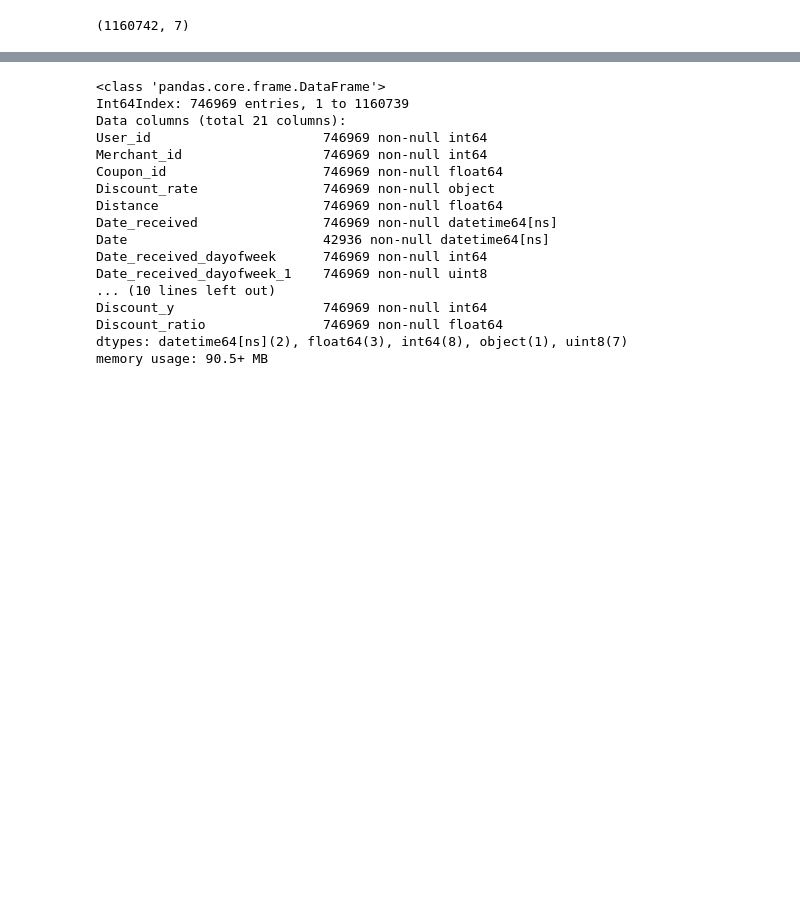
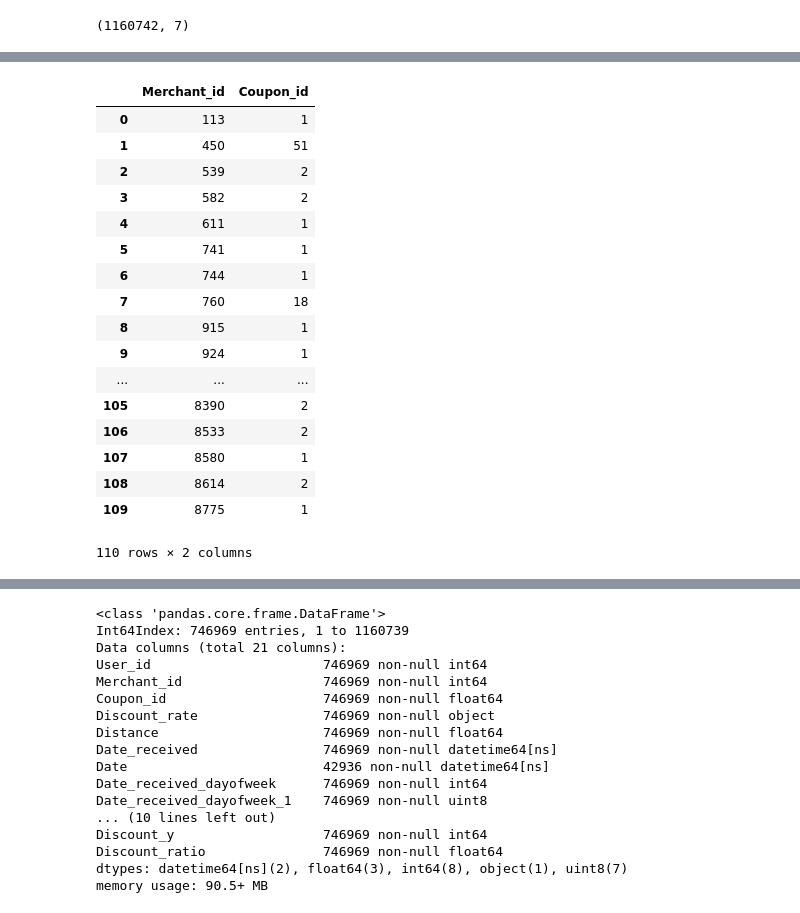
Before and after one commit to flyhead30042/ML100, a Jupyter notebook: homework/Day_051_HW.ipynb, the cells around one changed output, grey strips where cells are left out. Saved outputs shown, nothing was run; the diff lists cells and outputs as text; code cells hidden in the pictures; blank space fills up the shorter version.

```diff
--- a/homework/Day_051_HW.ipynb
+++ b/homework/Day_051_HW.ipynb
@@ -169,0 +289,21 @@ train_offline.shape
+# %%
+train.groupby(['Merchant_id']).count().reset_index().loc[:, ['Merchant_id','Coupon_id' ]]
+# %% [output]
+|  | Merchant_id | Coupon_id |
+| 0 | 113 | 1 |
+| 1 | 450 | 51 |
+| 2 | 539 | 2 |
+| 3 | 582 | 2 |
+| 4 | 611 | 1 |
+| 5 | 741 | 1 |
+| 6 | 744 | 1 |
+| 7 | 760 | 18 |
+| 8 | 915 | 1 |
+| 9 | 924 | 1 |
+| ... | ... | ... |
+| 105 | 8390 | 2 |
+| 106 | 8533 | 2 |
+| 107 | 8580 | 1 |
+| 108 | 8614 | 2 |
+| 109 | 8775 | 1 |
+110 rows × 2 columns
```
Also changed, not shown: parts of 13 cells of this notebook.
